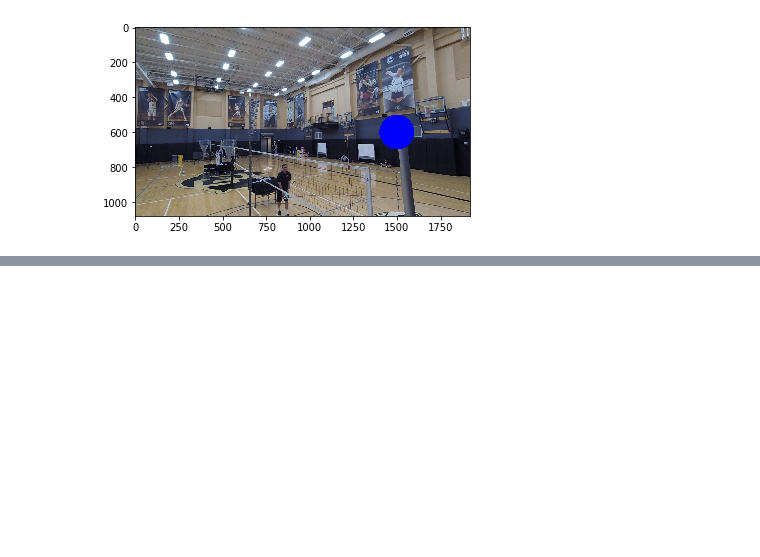
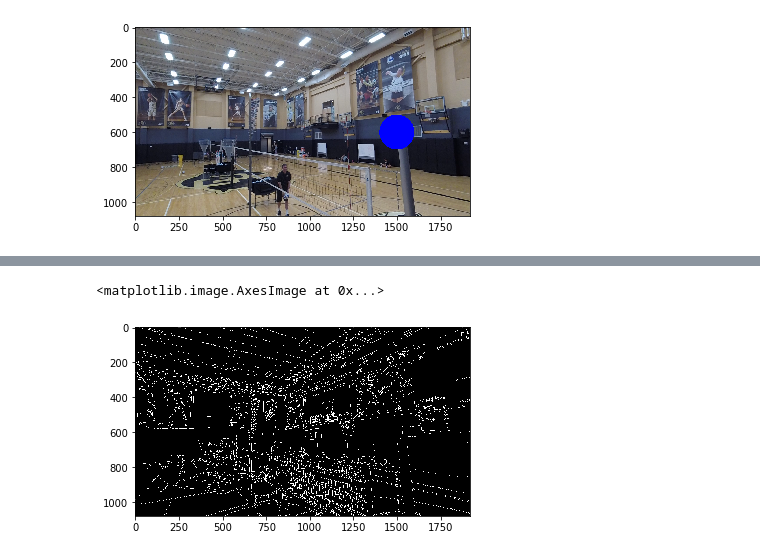
Before and after one commit to bakerscott/VB-Research, a Jupyter notebook: Jupyter/Scott-Notes.ipynb, the cells around one changed output, grey strips where cells are left out. Drawn from its saved outputs; the diff is of its cells as text; code cells hidden in the pictures; blank space fills up the shorter version.

```diff
--- a/Jupyter/Scott-Notes.ipynb
+++ b/Jupyter/Scott-Notes.ipynb
@@ -20,0 +42,17 @@ plt.imshow(img)
+# %%
+im3 = cv2.imread('/home/scott/VB-Research/Jupyter/Images/OpenCVtest.png',1)
+im3 = cv2.cvtColor(im3, cv2.COLOR_BGR2RGB)
+
+laplacian = cv2.Laplacian(im3,cv2.CV_64F)
+sobelx = cv2.Sobel(im3,cv2.CV_64F,1,0,ksize=5)
+sobely = cv2.Sobel(im3,cv2.CV_64F,0,1,ksize=5)
+
+# for edges: super important
+edge = cv2.Canny(im3, 100, 200)
+
+# plt.imshow(laplacian)
+plt.imshow(edge,cmap='gray')
+# plt.imshow(sobelx)
+# %% [output]
+<matplotlib.image.AxesImage at 0x...>
+[figure, added]
```
Also changed, not shown: parts of 2 cells of this notebook.
